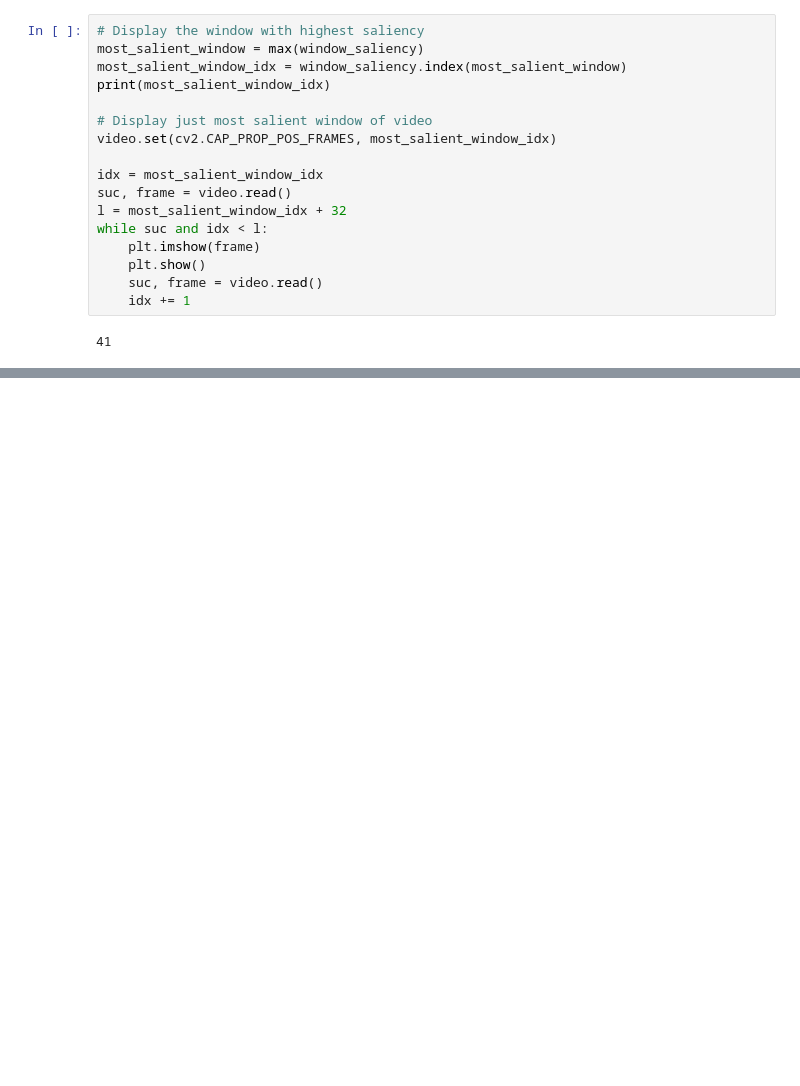
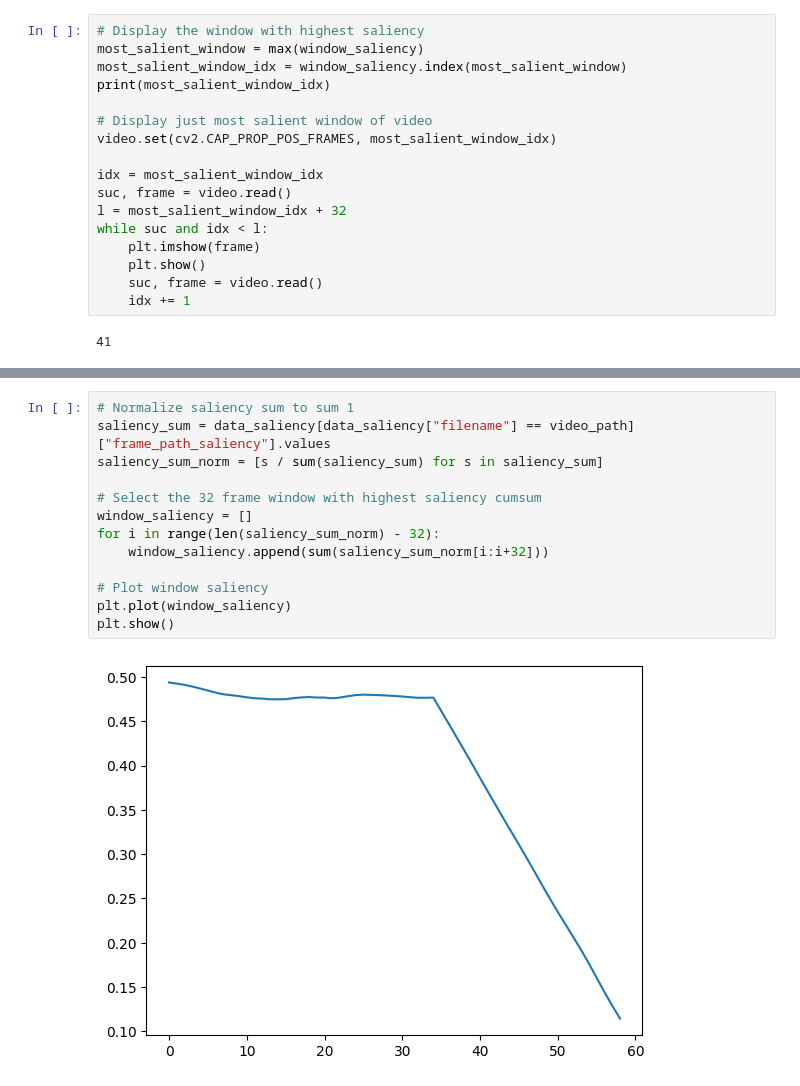
Before and after one commit to imartinf/multimemo, a Jupyter notebook: notebooks/compute_video_saliency.ipynb, the cells around one changed output, grey strips where cells are left out. Drawn from its saved outputs; the diff is of its cells as text; blank space fills up the shorter version.

```diff
--- a/notebooks/compute_video_saliency.ipynb
+++ b/notebooks/compute_video_saliency.ipynb
@@ -226,0 +324,15 @@ while suc and idx < l:
+# %%
+# Normalize saliency sum to sum 1
+saliency_sum = data_saliency[data_saliency["filename"] == video_path]["frame_path_saliency"].values
+saliency_sum_norm = [s / sum(saliency_sum) for s in saliency_sum]
+
+# Select the 32 frame window with highest saliency cumsum
+window_saliency = []
+for i in range(len(saliency_sum_norm) - 32):
+    window_saliency.append(sum(saliency_sum_norm[i:i+32]))
+
+# Plot window saliency
+plt.plot(window_saliency)
+plt.show()
+# %% [output]
+[figure, added]
```
Also changed, not shown: parts of 12 cells of this notebook, 7 other files.
